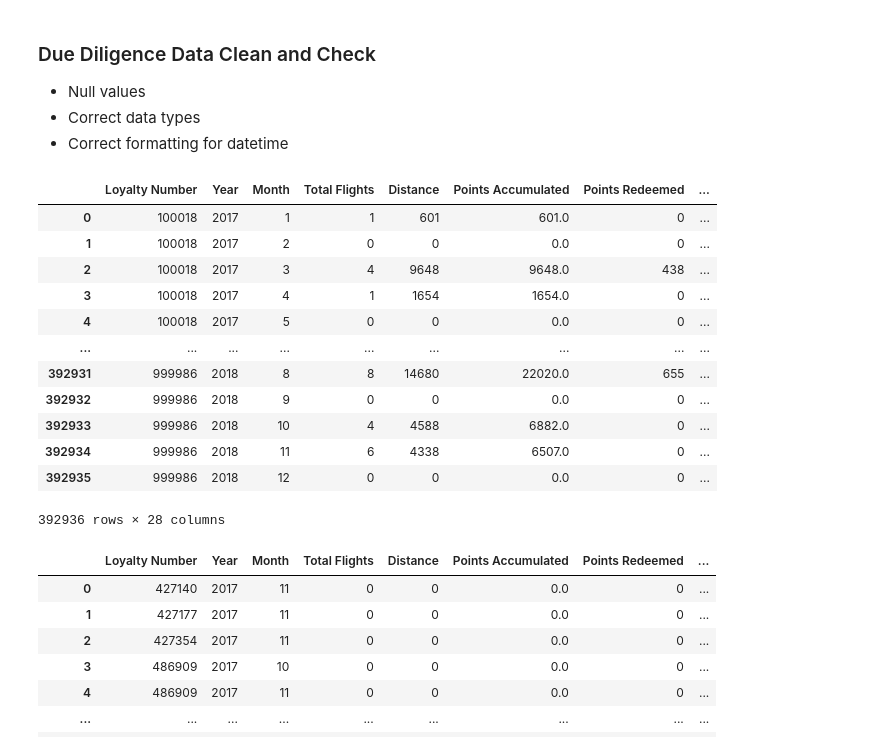
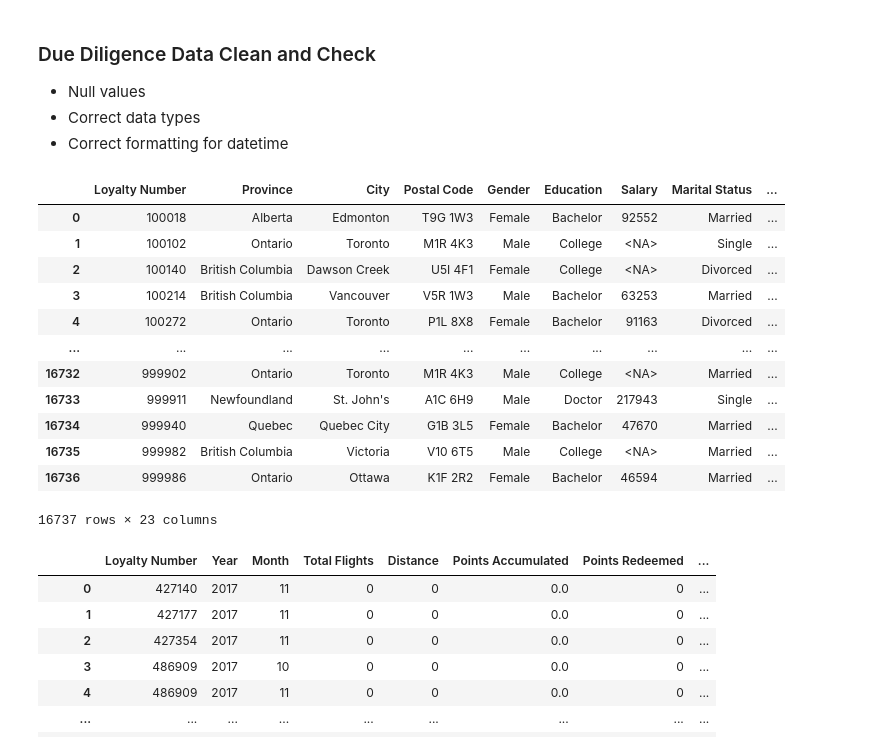
Before and after one commit to LeviZ08/Airline-Loyalty-Program-Churn-and-Analytics-, a Jupyter notebook: Airline_Analysis.ipynb, the cells around one changed output. Drawn from its saved outputs; the diff is of its cells as text; code cells hidden in the pictures.

```diff
--- a/Airline_Analysis.ipynb
+++ b/Airline_Analysis.ipynb
@@ -82,3 +93,20 @@ loyalty_df.head()
+# %%
+#to avoid repetition we can aggregate the stats of each distinct loyalty number via summation
+#assign it to dataframe called "flight"
+flight = duckdb.sql("""
+SELECT
+    "Loyalty Number",
+    SUM("Total Flights") AS "Total Flights",
+    SUM(Distance) AS "Total Distance",
+    SUM("Points Accumulated") AS "Total Points",
+    SUM("Points Redeemed") AS "Total Redeemed Points",
+    SUM("Dollar Cost Points Redeemed") AS "Total Dollar Points Redeemed"
+FROM flight_df
+GROUP BY "Loyalty Number"
+ORDER BY "Loyalty Number"
+""").df()
+
+loyalty
 # %% [markdown]
 ### Due Diligence Data Clean and Check
 
@@ -86,33 +114,35 @@ loyalty_df.head()
 - Correct data types
 - Correct formatting for datetime
 # %%
-#Concat Month and Year together
+#Join tables
+#Concat Enrollment and Cancellation Month and Year together
 #We use day as 01
+#Cancelled is the target (Y)
 duckdb.sql("""
-    SELECT *,
-        MAKE_DATE(Year, Month, 1) AS "Flight Date",
+    SELECT * EXCLUDE("Cancellation Year", "Cancellation Month", Country),
         MAKE_DATE("Enrollment Year", "Enrollment Month", 1) AS "Enrollment Date",
         MAKE_DATE("Cancellation Year", "Cancellation Month", 1) AS "Cancellation Date",
-        CASE WHEN "Cancellation Year" IS NULL THEN 1 ELSE 0 END AS Cancelled
-    FROM read_csv_auto('Customer Flight Activity.csv') cfa
-    LEFT JOIN read_csv_auto('Customer Loyalty History.csv') clh
-        on cfa."Loyalty Number" = clh."Loyalty Number"
-    ORDER BY cfa."Loyalty Number",cfa."Year", cfa."Month"
+        CASE WHEN "Cancellation Year" IS NULL THEN 1 ELSE 0 END AS Cancelled,
+        CASE WHEN "Salary" IS NULL THEN 1 ELSE 0 END AS Salary_Missing
+    FROM read_csv_auto('Customer Loyalty History.csv') clh
+    LEFT JOIN flight fl
+        on clh."Loyalty Number" = fl."Loyalty Number"
+    ORDER BY clh."Loyalty Number"
            """).df()
 # %% [output]
-|  | Loyalty Number | Year | Month | Total Flights | Distance | Points Accumulated | Points Redeemed | ... |
-| 0 | 100018 | 2017 | 1 | 1 | 601 | 601.0 | 0 | ... |
-| 1 | 100018 | 2017 | 2 | 0 | 0 | 0.0 | 0 | ... |
-| 2 | 100018 | 2017 | 3 | 4 | 9648 | 9648.0 | 438 | ... |
-| 3 | 100018 | 2017 | 4 | 1 | 1654 | 1654.0 | 0 | ... |
-| 4 | 100018 | 2017 | 5 | 0 | 0 | 0.0 | 0 | ... |
-| ... | ... | ... | ... | ... | ... | ... | ... | ... |
-| 392931 | 999986 | 2018 | 8 | 8 | 14680 | 22020.0 | 655 | ... |
-| 392932 | 999986 | 2018 | 9 | 0 | 0 | 0.0 | 0 | ... |
-| 392933 | 999986 | 2018 | 10 | 4 | 4588 | 6882.0 | 0 | ... |
-| 392934 | 999986 | 2018 | 11 | 6 | 4338 | 6507.0 | 0 | ... |
-| 392935 | 999986 | 2018 | 12 | 0 | 0 | 0.0 | 0 | ... |
+|  | Loyalty Number | Province | City | Postal Code | Gender | Education | Salary | Marital Status | ... |
+| 0 | 100018 | Alberta | Edmonton | T9G 1W3 | Female | Bachelor | 92552 | Married | ... |
+| 1 | 100102 | Ontario | Toronto | M1R 4K3 | Male | College | <NA> | Single | ... |
+| 2 | 100140 | British Columbia | Dawson Creek | U5I 4F1 | Female | College | <NA> | Divorced | ... |
+| 3 | 100214 | British Columbia | Vancouver | V5R 1W3 | Male | Bachelor | 63253 | Married | ... |
+| 4 | 100272 | Ontario | Toronto | P1L 8X8 | Female | Bachelor | 91163 | Divorced | ... |
+| ... | ... | ... | ... | ... | ... | ... | ... | ... | ... |
+| 16732 | 999902 | Ontario | Toronto | M1R 4K3 | Male | College | <NA> | Married | ... |
+| 16733 | 999911 | Newfoundland | St. John's | A1C 6H9 | Male | Doctor | 217943 | Single | ... |
+| 16734 | 999940 | Quebec | Quebec City | G1B 3L5 | Female | Bachelor | 47670 | Married | ... |
+| 16735 | 999982 | British Columbia | Victoria | V10 6T5 | Male | College | <NA> | Married | ... |
+| 16736 | 999986 | Ontario | Ottawa | K1F 2R2 | Female | Bachelor | 46594 | Married | ... |
-392936 rows × 28 columns
+16737 rows × 23 columns
 # %%
 # #double check that you don't have to be a loyalty member to fly
 # duckdb.sql("""
```
Also changed, not shown: parts of 2 cells of this notebook.
